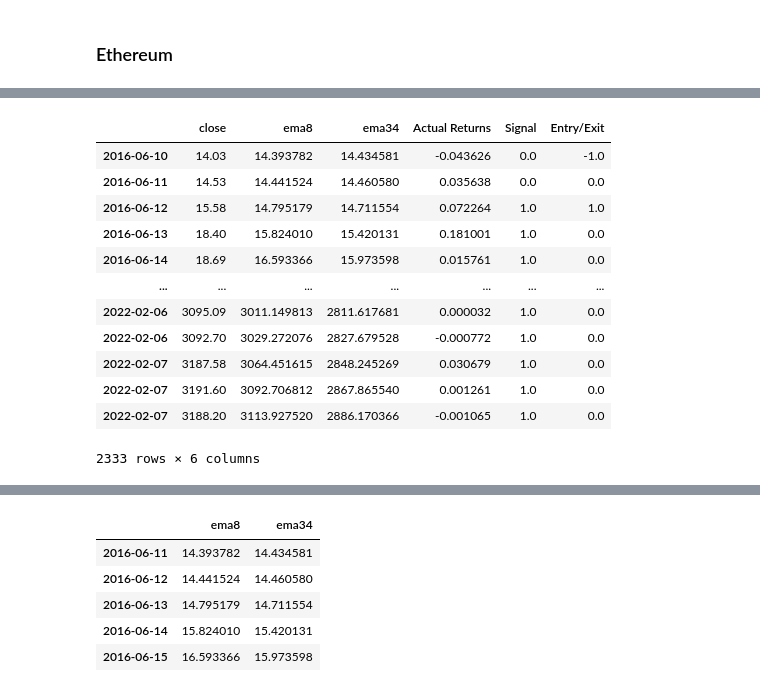
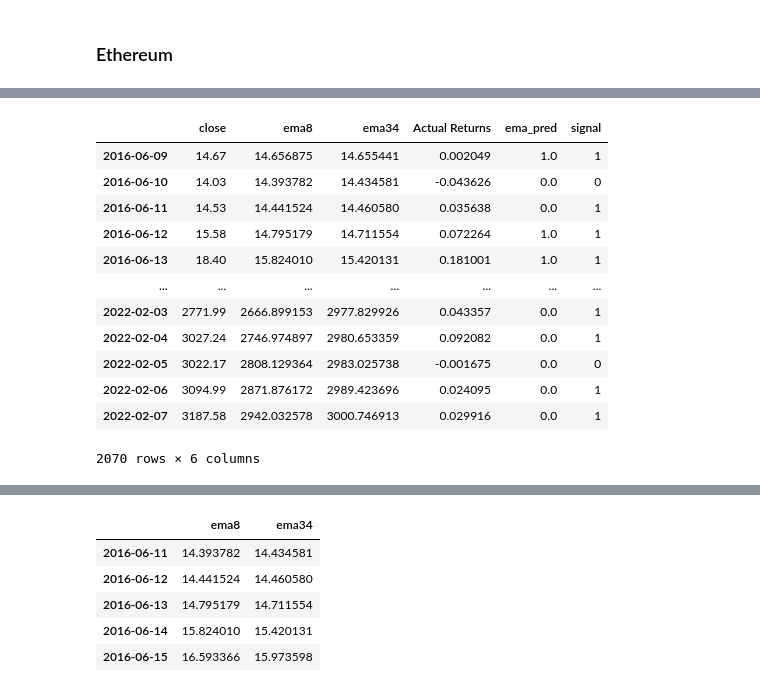
Before and after one commit to baigal17/Project--2-, a Jupyter notebook: Code/Original Data.ipynb, the cells around one changed output, grey strips where cells are left out. Cells and saved outputs as stored; diff of their text form; code cells hidden in the pictures.

```diff
--- a/Code/Original Data.ipynb
+++ b/Code/Original Data.ipynb
@@ -214,2 +215,25 @@ eth_signals
+# %%
+# Generate the trading signal 0 or 1,
+# where 1 is the short-window (ema8) greater than the long-window (SMA100)
+# and 0 is when the condition is not met
+eth_signals["ema_pred"] = np.where(
+    eth_signals["ema8"]> eth_signals["ema34"], 1.0, 0.0
+)
+# %%
+eth_signals['signal'] = (eth_signals["Actual Returns"] > 0).astype(int).copy()
 # %%
-eth_signals['Signal'] = 0.0
+eth_signals
+# %% [output]
+|  | close | ema8 | ema34 | Actual Returns | ema_pred | signal |
+| 2016-06-09 | 14.67 | 14.656875 | 14.655441 | 0.002049 | 1.0 | 1 |
+| 2016-06-10 | 14.03 | 14.393782 | 14.434581 | -0.043626 | 0.0 | 0 |
+| 2016-06-11 | 14.53 | 14.441524 | 14.460580 | 0.035638 | 0.0 | 1 |
+| 2016-06-12 | 15.58 | 14.795179 | 14.711554 | 0.072264 | 1.0 | 1 |
+| 2016-06-13 | 18.40 | 15.824010 | 15.420131 | 0.181001 | 1.0 | 1 |
+| ... | ... | ... | ... | ... | ... | ... |
+| 2022-02-03 | 2771.99 | 2666.899153 | 2977.829926 | 0.043357 | 0.0 | 1 |
+| 2022-02-04 | 3027.24 | 2746.974897 | 2980.653359 | 0.092082 | 0.0 | 1 |
+| 2022-02-05 | 3022.17 | 2808.129364 | 2983.025738 | -0.001675 | 0.0 | 0 |
+| 2022-02-06 | 3094.99 | 2871.876172 | 2989.423696 | 0.024095 | 0.0 | 1 |
+| 2022-02-07 | 3187.58 | 2942.032578 | 3000.746913 | 0.029916 | 0.0 | 1 |
+2070 rows × 6 columns
@@ -226,16 +239,0 @@ eth_signals= eth_signals.dropna()
-# %%
-eth_signals
-# %% [output]
-|  | close | ema8 | ema34 | Actual Returns | Signal | Entry/Exit |
-| 2016-06-10 | 14.03 | 14.393782 | 14.434581 | -0.043626 | 0.0 | -1.0 |
-| 2016-06-11 | 14.53 | 14.441524 | 14.460580 | 0.035638 | 0.0 | 0.0 |
-| 2016-06-12 | 15.58 | 14.795179 | 14.711554 | 0.072264 | 1.0 | 1.0 |
-| 2016-06-13 | 18.40 | 15.824010 | 15.420131 | 0.181001 | 1.0 | 0.0 |
-| 2016-06-14 | 18.69 | 16.593366 | 15.973598 | 0.015761 | 1.0 | 0.0 |
-| ... | ... | ... | ... | ... | ... | ... |
-| 2022-02-06 | 3095.09 | 3011.149813 | 2811.617681 | 0.000032 | 1.0 | 0.0 |
-| 2022-02-06 | 3092.70 | 3029.272076 | 2827.679528 | -0.000772 | 1.0 | 0.0 |
-| 2022-02-07 | 3187.58 | 3064.451615 | 2848.245269 | 0.030679 | 1.0 | 0.0 |
-| 2022-02-07 | 3191.60 | 3092.706812 | 2867.865540 | 0.001261 | 1.0 | 0.0 |
-| 2022-02-07 | 3188.20 | 3113.927520 | 2886.170366 | -0.001065 | 1.0 | 0.0 |
-2333 rows × 6 columns
```
Also changed, not shown: parts of 18 cells of this notebook.
